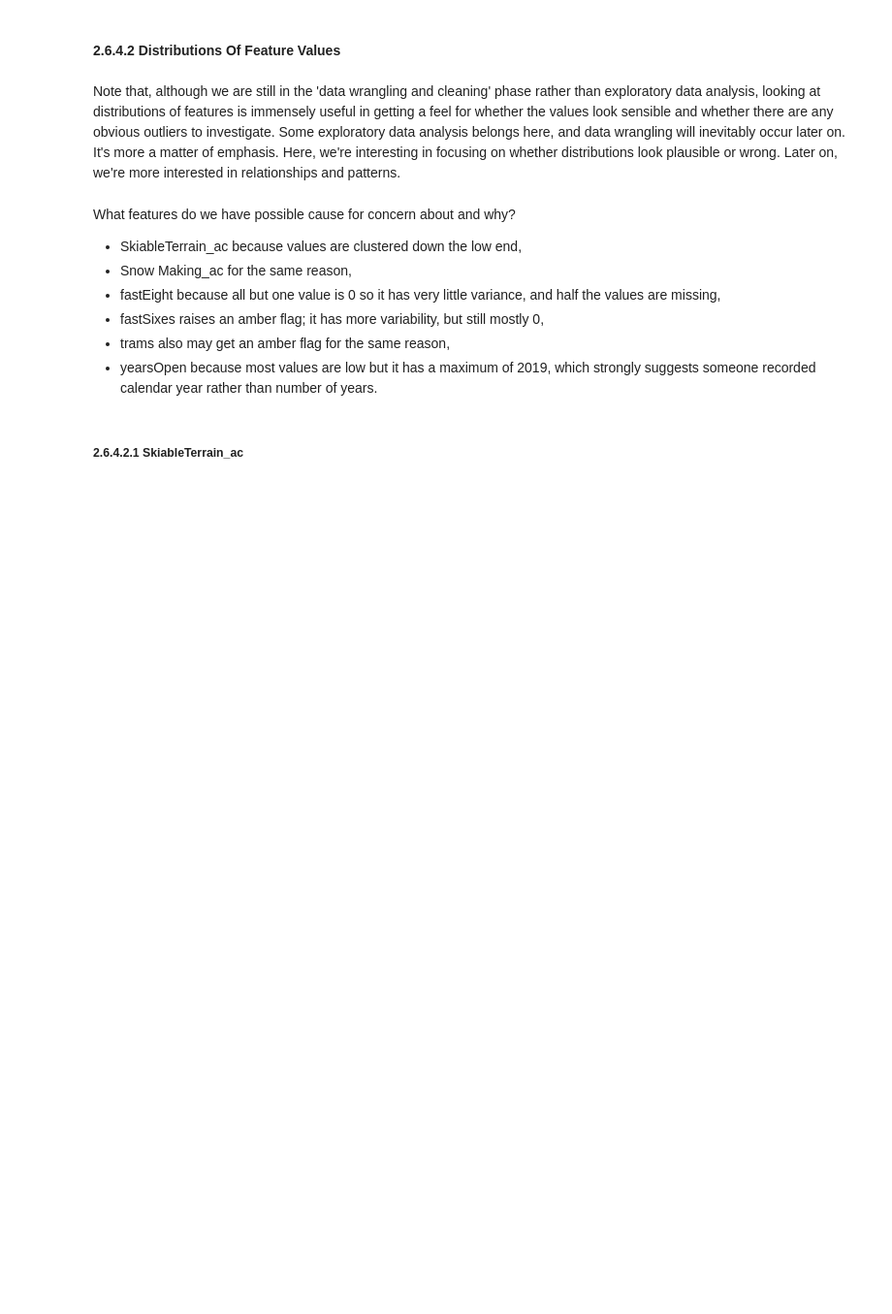
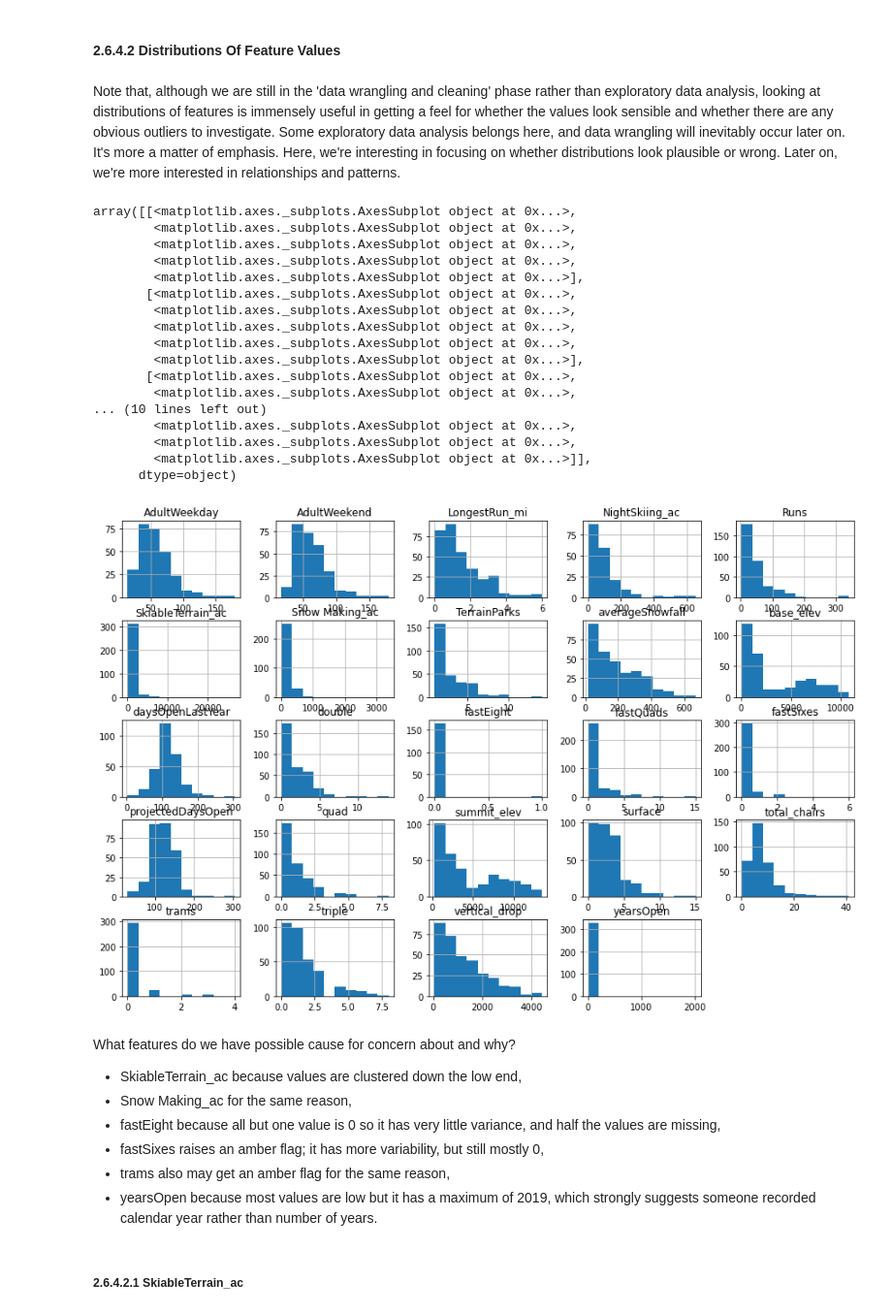
Before and after one commit to unlckdata/DataScienceGuidedCapstone, a Jupyter notebook: Notebooks.ipynb, the cells around one changed output. Shown: that part at 97% size. Saved outputs shown, nothing was run; the diff lists cells and outputs as text; code cells hidden in the pictures; blank space fills up the shorter version.

```diff
--- a/Notebooks.ipynb
+++ b/Notebooks.ipynb
@@ -500,12 +506,31 @@ Note that, although we are still in the 'data wrangling and cleaning' phase rath
 # %%
 #Code task 18#
 #Call ski_data's `hist` method to plot histograms of each of the numeric features
 #Try passing it an argument figsize=(15,10)
 #Try calling plt.subplots_adjust() with an argument hspace=0.5 to adjust the spacing
 #It's important you create legible and easy-to-read plots
-ski_data.___(___)
-#plt.subplots_adjust(hspace=___);
+ski_data.hist(figsize=(15,10))
+#plt.subplots_adjust(hspace=0.5);
 #Hint: notice how the terminating ';' "swallows" some messy output and leads to a tidier notebook
+# %% [output]
+array([[<matplotlib.axes._subplots.AxesSubplot object at 0x...>,
+        <matplotlib.axes._subplots.AxesSubplot object at 0x...>,
+        <matplotlib.axes._subplots.AxesSubplot object at 0x...>,
+        <matplotlib.axes._subplots.AxesSubplot object at 0x...>,
+        <matplotlib.axes._subplots.AxesSubplot object at 0x...>],
+       [<matplotlib.axes._subplots.AxesSubplot object at 0x...>,
+        <matplotlib.axes._subplots.AxesSubplot object at 0x...>,
+        <matplotlib.axes._subplots.AxesSubplot object at 0x...>,
+        <matplotlib.axes._subplots.AxesSubplot object at 0x...>,
+        <matplotlib.axes._subplots.AxesSubplot object at 0x...>],
+       [<matplotlib.axes._subplots.AxesSubplot object at 0x...>,
+        <matplotlib.axes._subplots.AxesSubplot object at 0x...>,
+... (10 lines left out)
+        <matplotlib.axes._subplots.AxesSubplot object at 0x...>,
+        <matplotlib.axes._subplots.AxesSubplot object at 0x...>,
+        <matplotlib.axes._subplots.AxesSubplot object at 0x...>]],
+      dtype=object)
+[figure, added]
 # %% [markdown]
 What features do we have possible cause for concern about and why?
 
```
Also changed, not shown: parts of 36 cells of this notebook.
